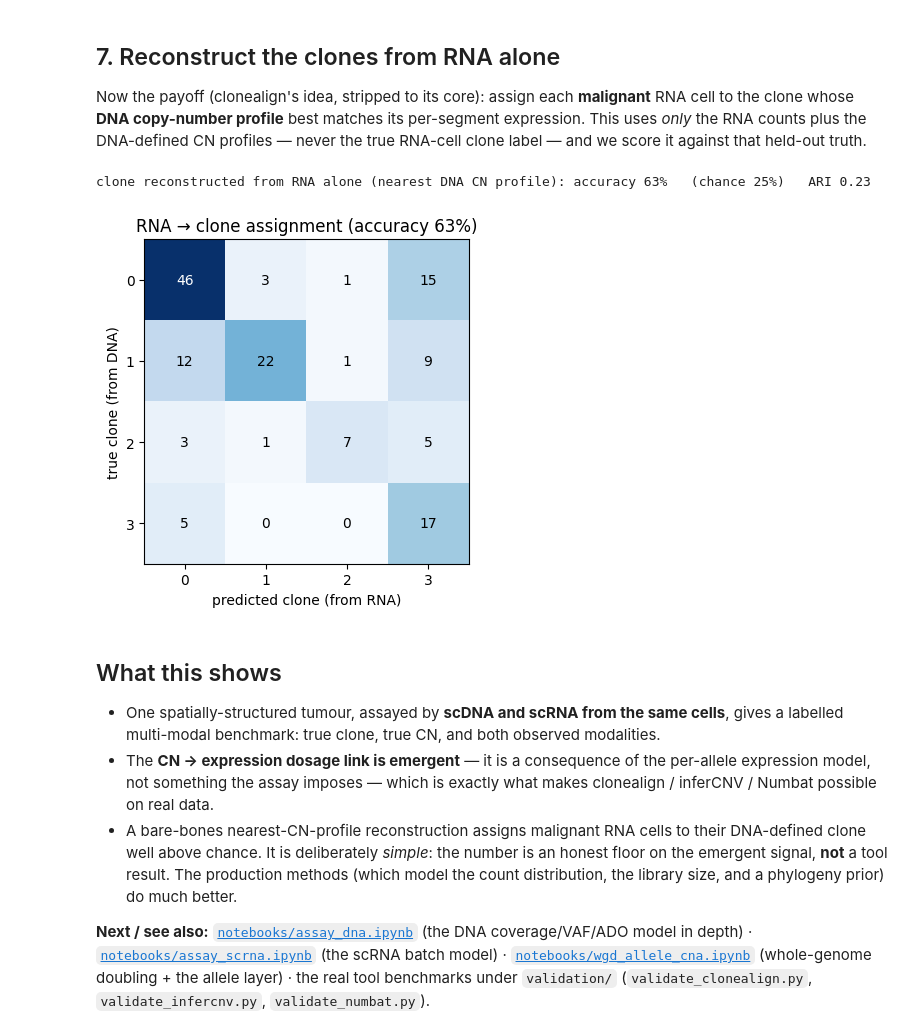
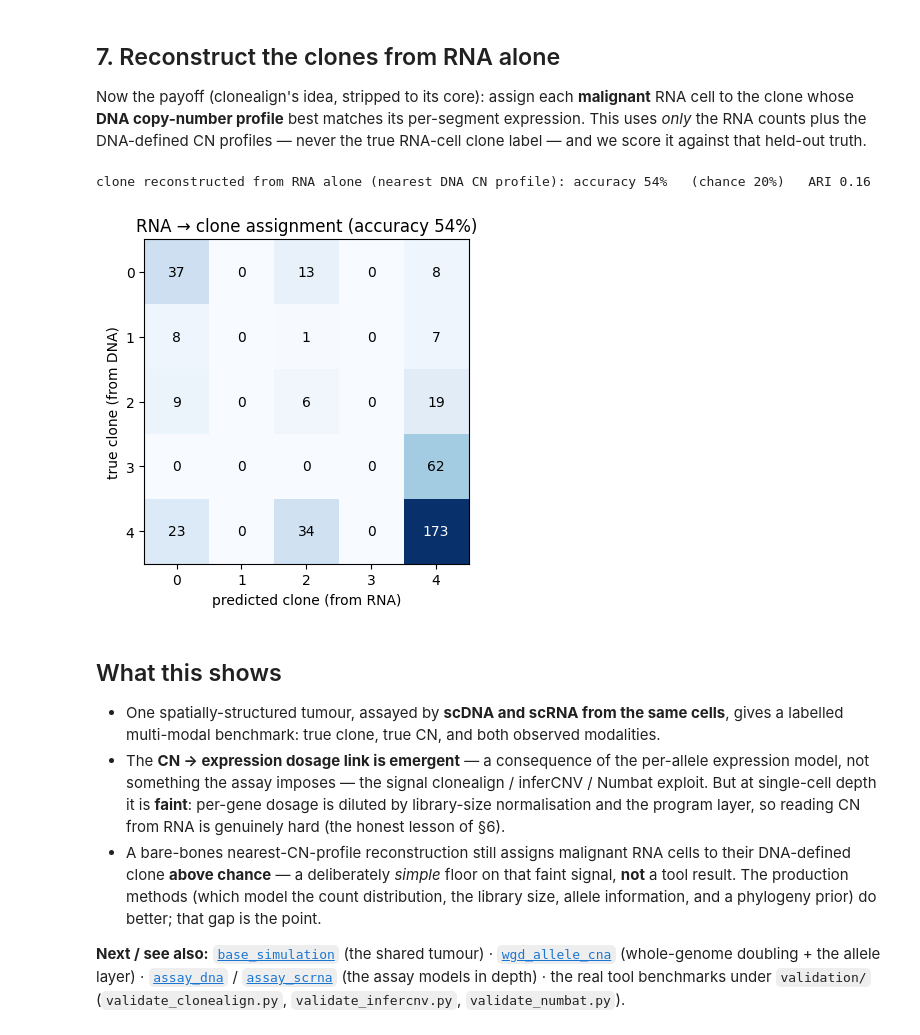
Before and after one commit to pedrofale/iscc, a Jupyter notebook: notebooks/combining_scdna_scrna.ipynb, the cells around one changed output. Drawn from its saved outputs; the diff is of its cells as text; code cells hidden in the pictures.

```diff
--- a/notebooks/combining_scdna_scrna.ipynb
+++ b/notebooks/combining_scdna_scrna.ipynb
@@ -167,14 +137,15 @@ distinct amplification / loss.
 # %%
 from sklearn.cluster import AgglomerativeClustering
 
-seg, gene_seg = segment_cn(t)
-seg_cancer = seg[is_cancer]                        # aligned to cancer_cells order
-K = 4
+seg, gene_seg = B.segment_cn(t)          # (cells x n_seg) total CN, and per-gene->segment map
+cpos = np.array([pos[c] for c in cancer_cells])
+seg_cancer = seg[cpos]                    # per-segment CN of the malignant cells
+K = 5
 lab = AgglomerativeClustering(n_clusters=K).fit_predict(seg_cancer)
 consensus = np.stack([np.rint(seg_cancer[lab == k].mean(0)) for k in range(K)]).astype(int)
 clone_of = dict(zip(cancer_cells, lab))
 
-fig, ax = plt.subplots(figsize=(9, 3.2))
+fig, ax = plt.subplots(figsize=(9, 3.4))
 im = ax.imshow(consensus, cmap="RdBu_r", vmin=0, vmax=4, aspect="auto")
 ax.set_yticks(range(K)); ax.set_yticklabels([f"clone {k}  (n={int((lab==k).sum())})" for k in range(K)])
 ax.set_xlabel("genome segment"); ax.set_xticks(range(t.n_segments))
@@ -228,26 +200,0 @@ against.
-# %%
-gi = {g: i for i, g in enumerate(list(cd["cell_exp"].columns))}
-gseg = np.array([gene_seg[gi[g]] for g in Y.columns])
-# dosage is (roughly) linear in copy number, so use the LINEAR library-normalised expression
-segexp = np.stack([Ycpm[:, gseg == s].mean(1) for s in range(t.n_segments)], axis=1)
-rna_clone = np.array([clone_of.get(c, -1) for c in rna_cells])
-
-xs, ys = [], []
-for k in range(K):
-    m = rna_clone == k
-    for s in range(t.n_segments):
-        xs.append(consensus[k, s]); ys.append(segexp[m, s].mean())
-xs, ys = np.array(xs, float), np.array(ys)
-baseline = segexp[~is_mal].mean()      # normal-cell expression baseline (CN ~ 2)
-r = np.corrcoef(xs, ys)[0, 1]
-
-fig, ax = plt.subplots(figsize=(6.6, 4.6))
-jt = np.random.default_rng(2).uniform(-0.07, 0.07, len(xs))
-sc = ax.scatter(xs + jt, ys, s=34, c=xs, cmap="RdBu_r", vmin=0, vmax=4, edgecolor="k", lw=0.3)
-ax.axhline(baseline, color="grey", ls="--", lw=1, label="normal (CN≈2) baseline")
-ax.set_xlabel("true copy number (from DNA)"); ax.set_ylabel("mean segment expression (from RNA)")
-ax.set_title(f"Emergent dosage: expression tracks copy number  (r = {r:.2f})")
-ax.set_xticks([0, 1, 2, 3, 4]); ax.legend(fontsize=8)
-plt.colorbar(sc, ax=ax, fraction=0.046, pad=0.02, label="true CN")
-plt.tight_layout()
-print(f"per-segment mean expression vs true CN across clones: Pearson r = {r:.2f}")
@@ -269,54 +263,54 @@ pred = []
 for i in mal_pos:
     cors = [np.corrcoef(segexp[i], consensus[k])[0, 1] for k in range(K)]
     pred.append(int(np.nanargmax(cors)))
 pred = np.array(pred)
 truth = rna_clone[mal_pos]
 
-# match predicted labels to true clone ids by the best permutation, then score
 M = np.zeros((K, K))
 for a in range(K):
     for b in range(K):
         M[a, b] = ((truth == a) & (pred == b)).sum()
 r_, c_ = linear_sum_assignment(-M)
-remap = {c_[i]: r_[i] for i in range(K)}
-pred_m = np.array([remap[p] for p in pred])
+remap = {c_[i]: r_[i] for i in range(len(r_))}
+pred_m = np.array([remap.get(p, p) for p in pred])
 acc = (pred_m == truth).mean()
 ari2 = adjusted_rand_score(truth, pred)
 print(f"clone reconstructed from RNA alone (nearest DNA CN profile): "
       f"accuracy {acc:.0%}   (chance {1/K:.0%})   ARI {ari2:.2f}")
 
 CM = np.zeros((K, K), int)
 for tr, pr in zip(truth, pred_m):
     CM[tr, pr] += 1
 fig, ax = plt.subplots(figsize=(4.8, 4.2))
 im = ax.imshow(CM, cmap="Blues")
 for a in range(K):
     for b in range(K):
         ax.text(b, a, CM[a, b], ha="center", va="center",
                 color="white" if CM[a, b] > CM.max() / 2 else "black")
 ax.set_xlabel("predicted clone (from RNA)"); ax.set_ylabel("true clone (from DNA)")
 ax.set_xticks(range(K)); ax.set_yticks(range(K))
 ax.set_title(f"RNA → clone assignment (accuracy {acc:.0%})")
 plt.tight_layout()
 # %% [output]
-clone reconstructed from RNA alone (nearest DNA CN profile): accuracy 63%   (chance 25%)   ARI 0.23
+clone reconstructed from RNA alone (nearest DNA CN profile): accuracy 54%   (chance 20%)   ARI 0.16
-[figure, old version]
+[figure, new version]
 # %% [markdown]
 ## What this shows
 
 * One spatially-structured tumour, assayed by **scDNA and scRNA from the same cells**, gives a
   labelled multi-modal benchmark: true clone, true CN, and both observed modalities.
-* The **CN → expression dosage link is emergent** — it is a consequence of the per-allele expression
-  model, not something the assay imposes — which is exactly what makes clonealign / inferCNV / Numbat
-  possible on real data.
-* A bare-bones nearest-CN-profile reconstruction assigns malignant RNA cells to their DNA-defined
-  clone well above chance. It is deliberately *simple*: the number is an honest floor on the emergent
-  signal, **not** a tool result. The production methods (which model the count distribution, the
-  library size, and a phylogeny prior) do much better.
+* The **CN → expression dosage link is emergent** — a consequence of the per-allele expression model,
+  not something the assay imposes — the signal clonealign / inferCNV / Numbat exploit. But at single-cell
+  depth it is **faint**: per-gene dosage is diluted by library-size normalisation and the program layer,
+  so reading CN from RNA is genuinely hard (the honest lesson of §6).
+* A bare-bones nearest-CN-profile reconstruction still assigns malignant RNA cells to their DNA-defined
+  clone **above chance** — a deliberately *simple* floor on that faint signal, **not** a tool result. The
+  production methods (which model the count distribution, the library size, allele information, and a
+  phylogeny prior) do better; that gap is the point.
 
 **Next / see also:**
-[`notebooks/assay_dna.ipynb`](assay_dna.ipynb) (the DNA coverage/VAF/ADO model in depth) ·
-[`notebooks/assay_scrna.ipynb`](assay_scrna.ipynb) (the scRNA batch model) ·
-[`notebooks/wgd_allele_cna.ipynb`](wgd_allele_cna.ipynb) (whole-genome doubling + the allele layer) ·
+[`base_simulation`](base_simulation.ipynb) (the shared tumour) ·
+[`wgd_allele_cna`](wgd_allele_cna.ipynb) (whole-genome doubling + the allele layer) ·
+[`assay_dna`](assay_dna.ipynb) / [`assay_scrna`](assay_scrna.ipynb) (the assay models in depth) ·
 the real tool benchmarks under `validation/` (`validate_clonealign.py`, `validate_infercnv.py`,
 `validate_numbat.py`).
```
Also changed, not shown: parts of 17 cells of this notebook, 13 other files.
